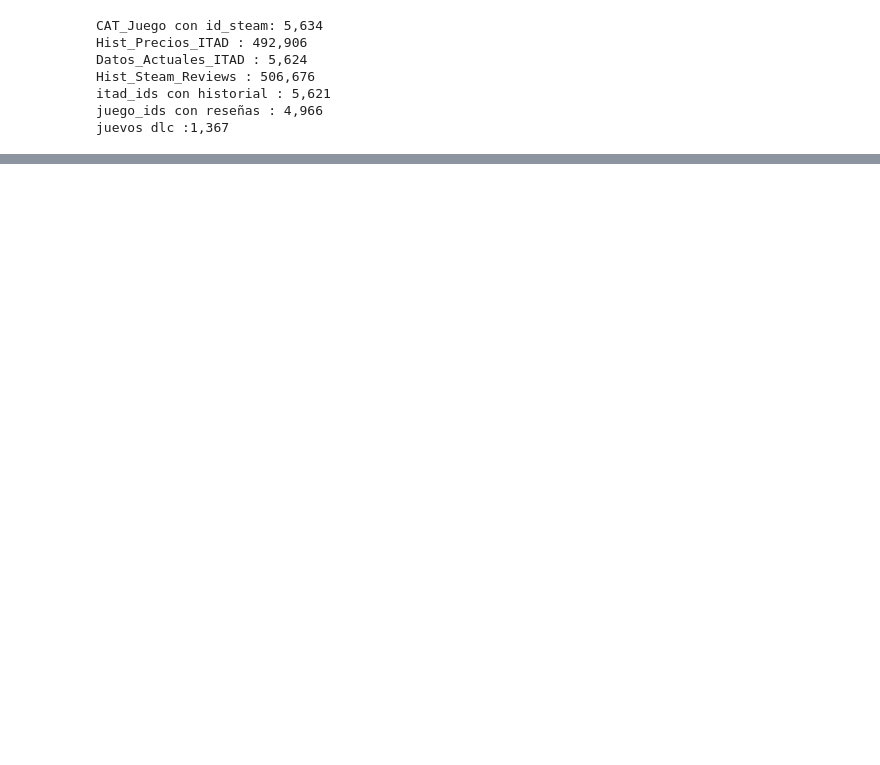
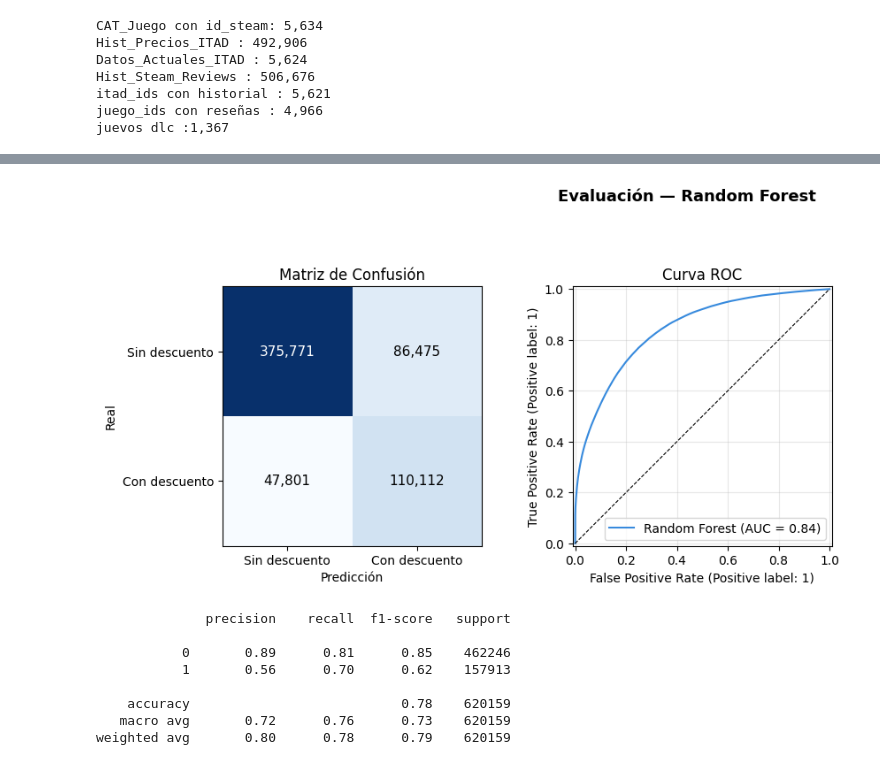
Before and after one commit to AdrianFrias/GAMELENS, a Jupyter notebook: notebooks/11_Analisis_Descuentos.ipynb, the cells around one changed output, grey strips where cells are left out. Drawn from its saved outputs; the diff is of its cells as text; code cells hidden in the pictures; blank space fills up the shorter version.

```diff
--- a/notebooks/11_Analisis_Descuentos.ipynb
+++ b/notebooks/11_Analisis_Descuentos.ipynb
@@ -1292,0 +2840,13 @@ juevos dlc :1,367
+# %%
+pipeline_rf = Pipeline([
+    ('imputer', SimpleImputer(strategy='median')),
+    ('model',   RandomForestClassifier(
+                    n_estimators=200,
+                    class_weight='balanced',
+                    random_state=31,
+                    n_jobs=-1
+                ))
+])
+# %%
+pipeline_rf.fit(X_train, y_train)
+y_pred_rf = pipeline_rf.predict(X_test)
@@ -1292,0 +2857,15 @@ juevos dlc :1,367
+# %%
+probs_rf = pipeline_rf.predict_proba(X_test)[:,1]
+y_pred_rf_opt = (probs_rf >= 0.27).astype(int)
+plot_modelo('Random Forest', y_test, y_pred_rf_opt, probs_rf, color='#378ADD')
+print(classification_report(y_test, y_pred_rf_opt))
+# %% [output]
+[figure, added]
+              precision    recall  f1-score   support
+
+           0       0.89      0.81      0.85    462246
+           1       0.56      0.70      0.62    157913
+
+    accuracy                           0.78    620159
+   macro avg       0.72      0.76      0.73    620159
+weighted avg       0.80      0.78      0.79    620159
```
Also changed, not shown: parts of 154 cells of this notebook, 2 other files.
